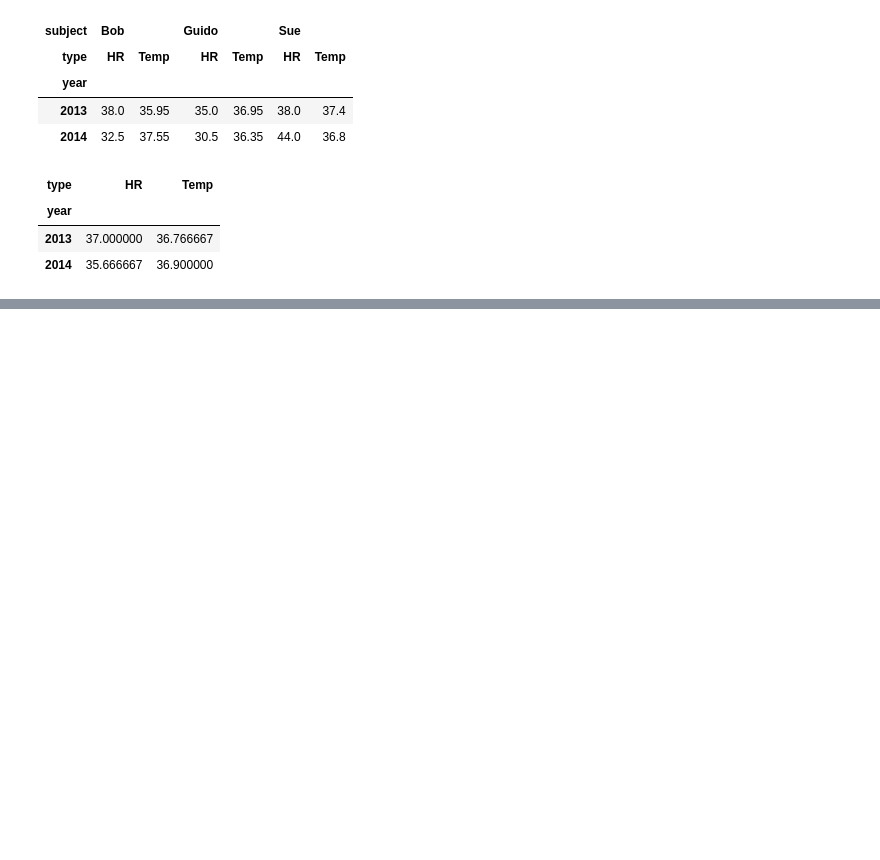
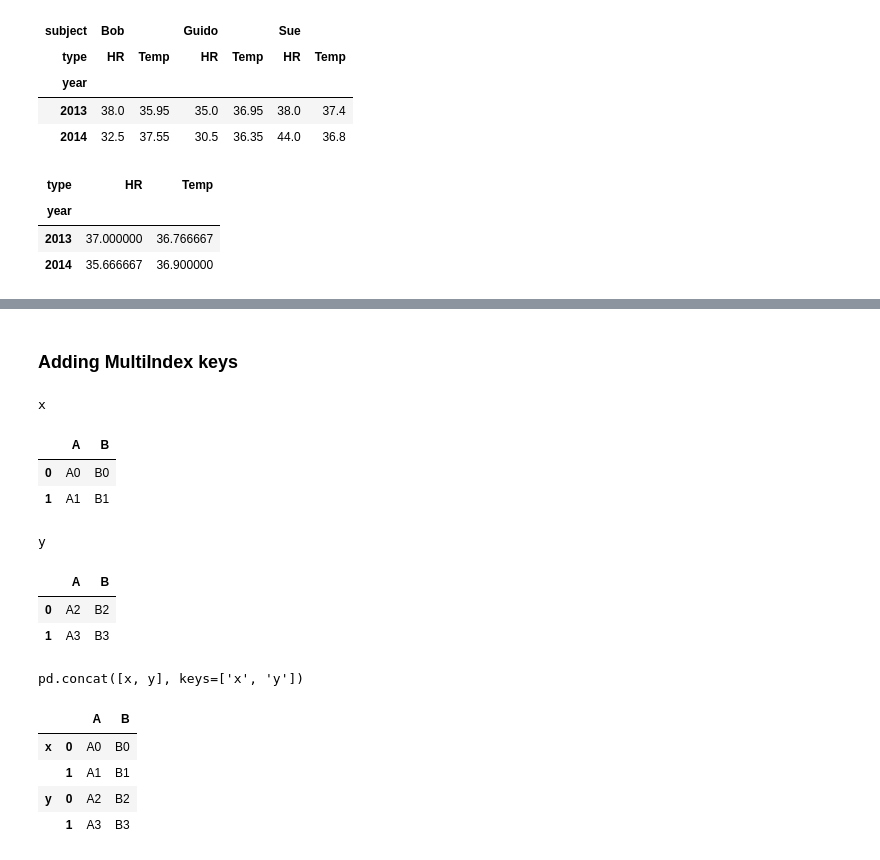
Before and after one commit to simonherlin/python_datascience_learn, a Jupyter notebook: 03.Pandas/lecon_pandas.ipynb, the cells around one changed output, grey strips where cells are left out. Drawn from its saved outputs; the diff is of its cells as text; code cells hidden in the pictures; blank space fills up the shorter version.

```diff
--- a/03.Pandas/lecon_pandas.ipynb
+++ b/03.Pandas/lecon_pandas.ipynb
@@ -1324,0 +1470,19 @@ data_mean.mean(axis=1, level='type')
+# %% [markdown]
+### Adding MultiIndex keys
+# %%
+display('x', 'y', "pd.concat([x, y], keys=['x', 'y'])")
+# %% [output]
+x
+|  | A | B |
+| 0 | A0 | B0 |
+| 1 | A1 | B1 |
+y
+|  | A | B |
+| 0 | A2 | B2 |
+| 1 | A3 | B3 |
+pd.concat([x, y], keys=['x', 'y'])
+|  |  | A | B |
+| x | 0 | A0 | B0 |
+|  | 1 | A1 | B1 |
+| y | 0 | A2 | B2 |
+|  | 1 | A3 | B3 |
```
Also changed, not shown: parts of 23 cells of this notebook.
